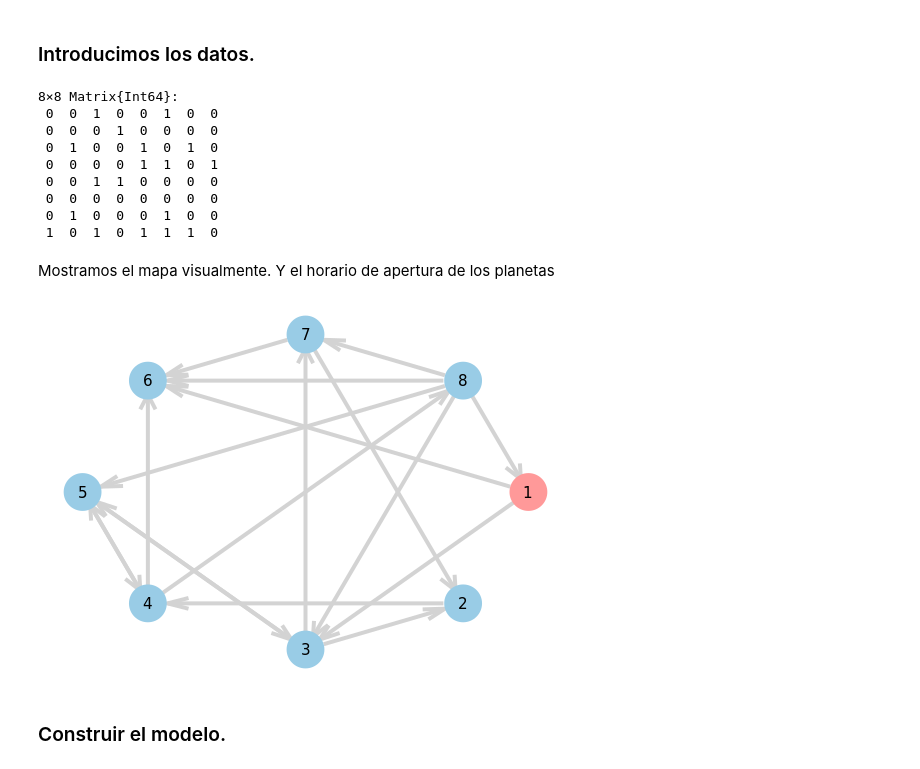
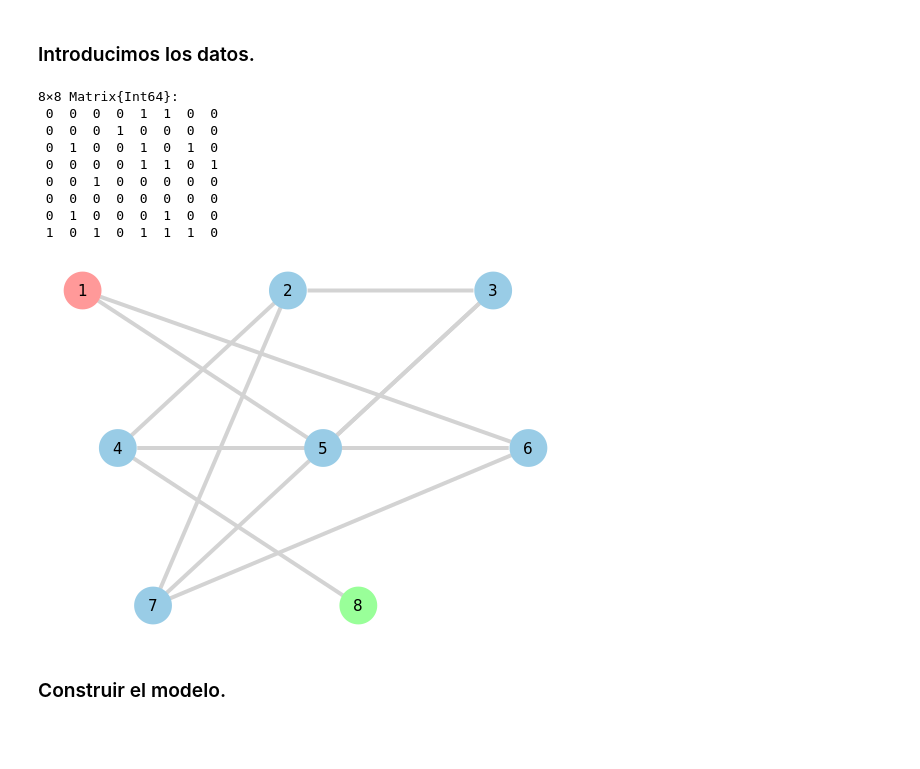
Before and after one commit to Saul-Sosa-Diaz/Ingenieria-Logistica, a Jupyter notebook: Resolutor_de_laberintos.ipynb, the cells around one changed output. Drawn from its saved outputs; the diff is of its cells as text; code cells hidden in the pictures; blank space fills up the shorter version.

```diff
--- a/Resolutor_de_laberintos.ipynb
+++ b/Resolutor_de_laberintos.ipynb
@@ -49,99 +49,88 @@ using JuMP, GLPK, LightGraphs, LightGraphsFlows, Graphs, GraphPlot, Random, Comp
 # %%
 # Set the seed for reproducibility
 Random.seed!(1234)
-function readRandomInstance(N)
-    coord = rand( 0:1000 , N, 2)
-    cost  = zeros( Int32, N, N)
-    for i=1:N, j=1:N
-        cost[i,j]=round(sqrt((coord[i,1]-coord[j,1])^2+(coord[i,2]-coord[j,2])^2),digits=0)
-    end
-    return N,coord,cost
-end
-
-function IsInteger(N,sol)
-    for i=1:N,j=1:N
-        if EPS < sol[i,j] < 1-EPS
-            return false
-        end
-    end
-    return true
-end
-
 
 N = 8
 C = [
-    0 0 1 0 0 1 0 0;
+    0 0 0 0 1 1 0 0;
     0 0 0 1 0 0 0 0;
     0 1 0 0 1 0 1 0;
     0 0 0 0 1 1 0 1;
-    0 0 1 1 0 0 0 0;
+    0 0 1 0 0 0 0 0;
     0 0 0 0 0 0 0 0;
     0 1 0 0 0 1 0 0;
     1 0 1 0 1 1 1 0
    ]
 # %% [output]
 8×8 Matrix{Int64}:
- 0  0  1  0  0  1  0  0
+ 0  0  0  0  1  1  0  0
  0  0  0  1  0  0  0  0
  0  1  0  0  1  0  1  0
  0  0  0  0  1  1  0  1
- 0  0  1  1  0  0  0  0
+ 0  0  1  0  0  0  0  0
  0  0  0  0  0  0  0  0
  0  1  0  0  0  1  0  0
  1  0  1  0  1  1  1  0
-# %% [markdown]
-Mostramos el mapa visualmente. Y el horario de apertura de los planetas
 # %%
-function PlotGraph(N, Costs)
+function PlotGraph(N, Costs, name)
     EPS = 0.00001
-    G = Graphs.SimpleDiGraph(N)
+    G = Graphs.SimpleGraph(N)
     # Add the edges to the graph
     for i=1:N, j=1:N
-        if Costs[i,j] > EPS
+        if Costs[i,j] > EPS && i != N && j != 1
             Graphs.add_edge!(G,i,j)
         end
     end
     # Change the color of the first node to a pastel red, and the rest to a pastel blue.
     pastel_red = RGB(1.0, 0.6, 0.6)
+    pastel_green = RGB(0.6, 1.0, 0.6)
     pastel_blue = RGB(0.6, 0.8, 0.9)
-    node_colors = [pastel_red; fill(pastel_blue, N-1)]
+    node_colors = [pastel_red; fill(pastel_blue, N-2); pastel_green]
+    # Definir el layout rectangular
+    x = Float64[]
+    y = Float64[]
+    for i in 1:N
+        push!(x, (i - 1) % sqrt(N))
+        push!(y, floor((i - 1) / sqrt(N)))
+    end
 
-    # Plot the graph
-    p = gplot(G, nodelabel = 1:N, layout = circular_layout, nodefillc = node_colors)
+    # Graficar el grafo con el layout definido
+    p = gplot(G, x, y, nodelabel=1:N, nodefillc=node_colors)
+    draw(PNG(name, 6inch, 4inch), p)
     display(p)
     return
 end
 
 function AdjTour(N,sol)
     EPS = 0.00001
     pred = zeros(Int32,N)
     next = zeros(Int32,N)
     for i=1:N, j=1:N
         if sol[i,j] > EPS
             pred[j] = i
             next[i] = j
         end
     end
     return pred,next
 end
 
 function PrintTour(N,sol)
     pred,next = AdjTour(N,sol)
     print("Tour: ")
     u = 1
     v = next[u]
     while v!=1
         print("$(u) => ")
         u = v
         v = next[u]
     end
     println("$(u)")
 end
 
 
-PlotGraph(N, C)
+PlotGraph(N, C, "laberinto.png")
 # %% [output]
-[figure, old version]
+[figure, new version]
 # %% [markdown]
 ### Construir el modelo.
 # %%
```
Also changed, not shown: parts of 1 cell of this notebook, 5 other files.
